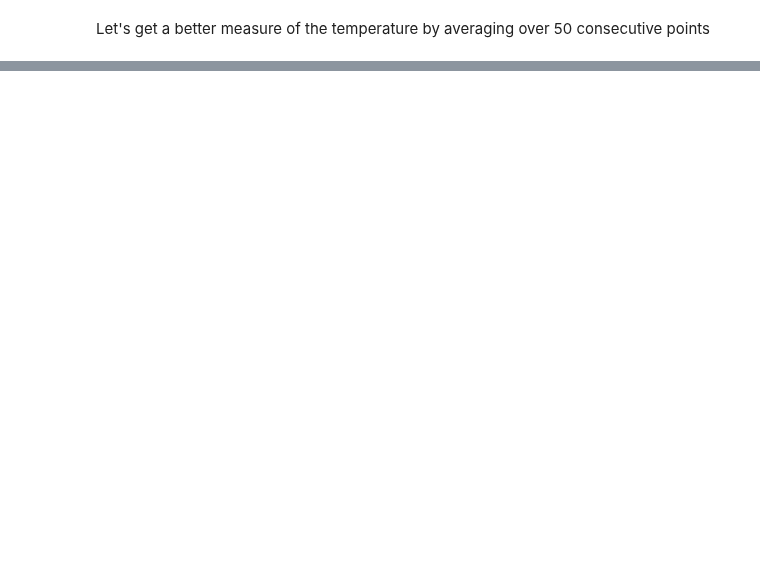
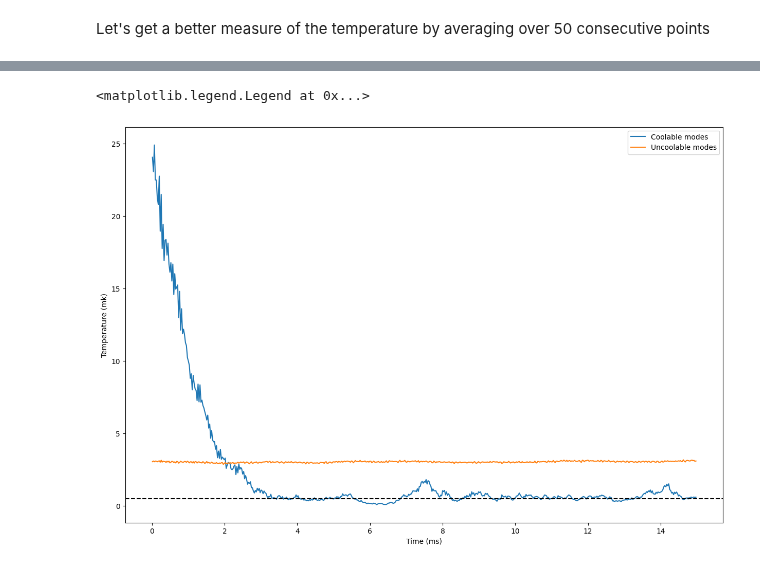
Before and after one commit to EmilLenler/PhD-Work, a Jupyter notebook: Two-Ion-Systems/Cooling2Ion.ipynb, the cells around one changed output, grey strips where cells are left out. Saved outputs shown, nothing was run; the diff lists cells and outputs as text; code cells hidden in the pictures; blank space fills up the shorter version.

Commit message:
Moving on to attempting mode swap

```diff
--- a/Two-Ion-Systems/Cooling2Ion.ipynb
+++ b/Two-Ion-Systems/Cooling2Ion.ipynb
@@ -689,0 +710,12 @@ Averaging over  0.026709401709401243 ms
+# %%
+fig,ax = plt.subplots(figsize = (15,10))
+
+ax.plot(np.array(tMean)*1e3,1e3*2/3/kb*(np.array(KZOutMean)+np.array(KYInMean)+np.array(KXInMean)),label = 'Coolable modes')
+ax.axhline(0.5,color = 'k', ls ='--')
+ax.plot(np.array(tMean)*1e3,1e3*2/3/kb*(np.array(KZInMean)+np.array(KXOutMean)+np.array(KYOutMean)),label = 'Uncoolable modes')
+ax.set_ylabel('Temperature (mk)')
+ax.set_xlabel('Time (ms)')
+ax.legend()
+# %% [output]
+<matplotlib.legend.Legend at 0x...>
+[figure, added]
```
Also changed, not shown: parts of 13 cells of this notebook, 6 other files.
